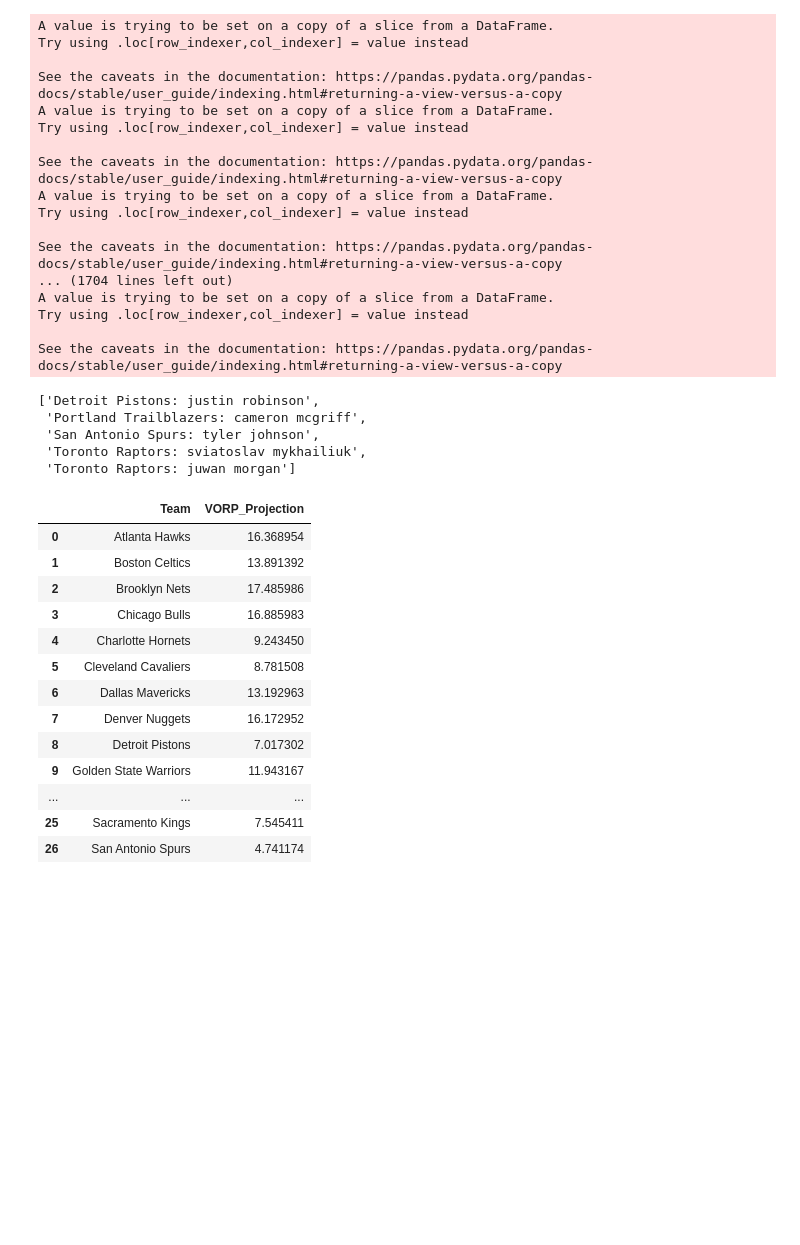
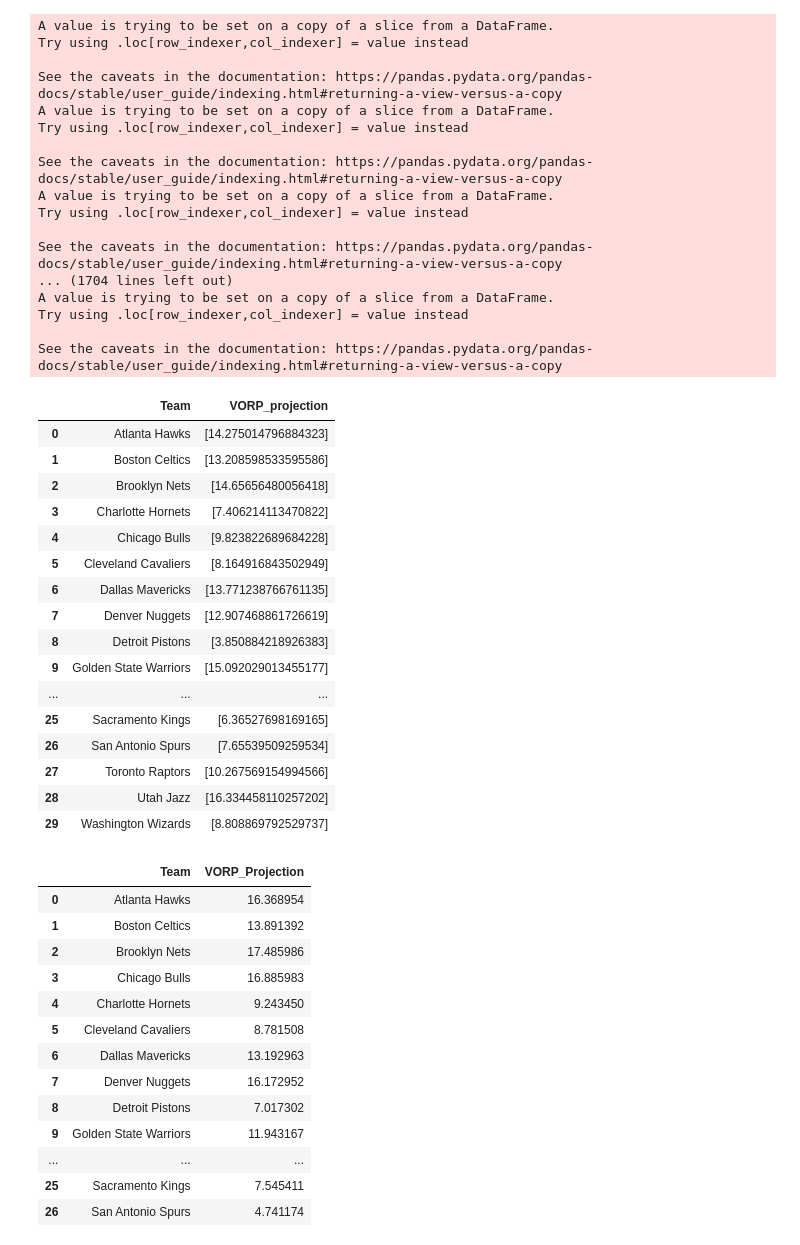
Before and after one commit to hsinger24/NBA-BETTING-V2, a Jupyter notebook: Sandbox.ipynb, the cells around one changed output. Cells and saved outputs as stored; diff of their text form; code cells hidden in the pictures; blank space fills up the shorter version.

```diff
--- a/Sandbox.ipynb
+++ b/Sandbox.ipynb
@@ -127,14 +127,26 @@ A value is trying to be set on a copy of a slice from a DataFrame.
 Try using .loc[row_indexer,col_indexer] = value instead
 
 See the caveats in the documentation: https://pandas.pydata.org/pandas-docs/stable/user_guide/indexing.html#returning-a-view-versus-a-copy
-# %%
-missed_players
-# %% [output]
-['Detroit Pistons: justin robinson',
- 'Portland Trailblazers: cameron mcgriff',
- 'San Antonio Spurs: tyler johnson',
- 'Toronto Raptors: sviatoslav mykhailiuk',
- 'Toronto Raptors: juwan morgan']
+# %%
+vorps
+# %% [output]
+|  | Team | VORP_projection |
+| 0 | Atlanta Hawks | [14.275014796884323] |
+| 1 | Boston Celtics | [13.208598533595586] |
+| 2 | Brooklyn Nets | [14.65656480056418] |
+| 3 | Charlotte Hornets | [7.406214113470822] |
+| 4 | Chicago Bulls | [9.823822689684228] |
+| 5 | Cleveland Cavaliers | [8.164916843502949] |
+| 6 | Dallas Mavericks | [13.771238766761135] |
+| 7 | Denver Nuggets | [12.907468861726619] |
+| 8 | Detroit Pistons | [3.850884218926383] |
+| 9 | Golden State Warriors | [15.092029013455177] |
+| ... | ... | ... |
+| 25 | Sacramento Kings | [6.36527698169165] |
+| 26 | San Antonio Spurs | [7.65539509259534] |
+| 27 | Toronto Raptors | [10.267569154994566] |
+| 28 | Utah Jazz | [16.334458110257202] |
+| 29 | Washington Wizards | [8.808869792529737] |
 # %%
 # Savings opening day VORPs DF
 if save:
```
Also changed, not shown: 2 other files.
